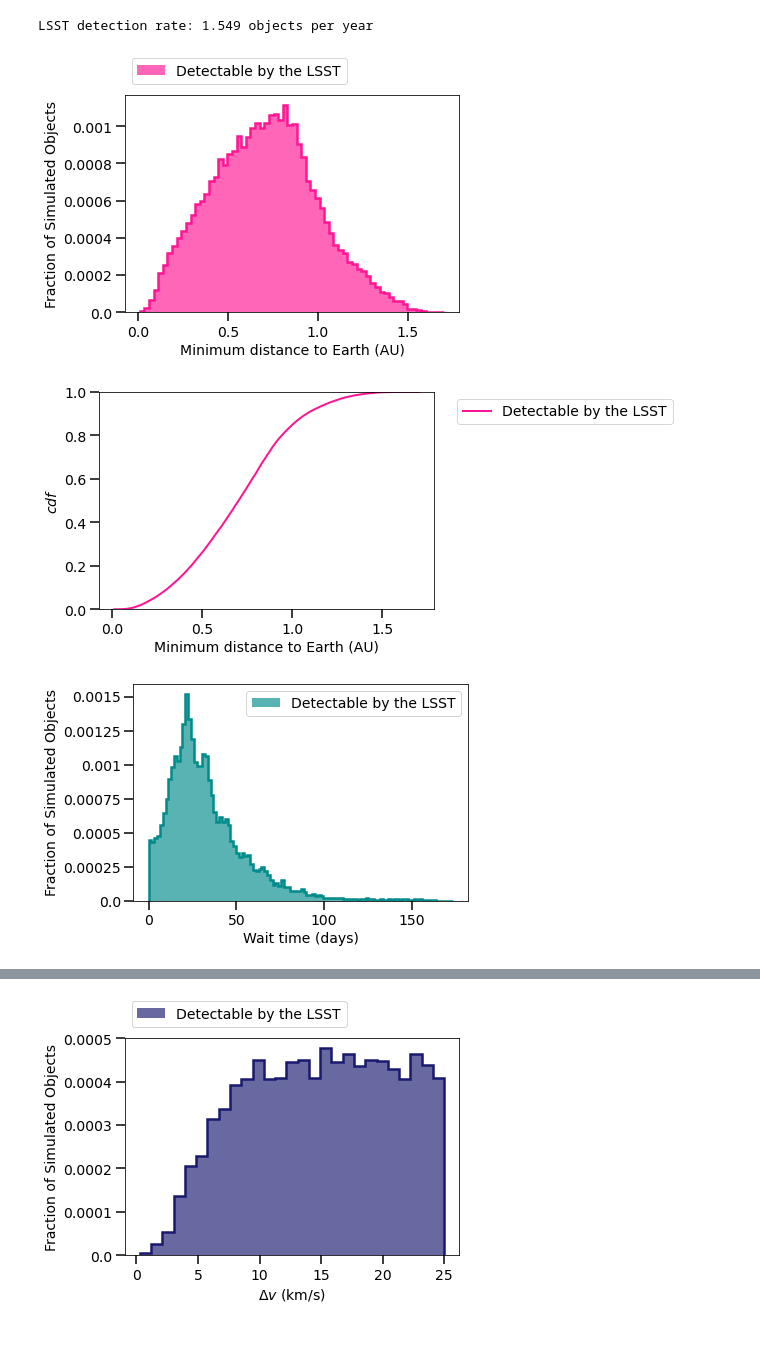
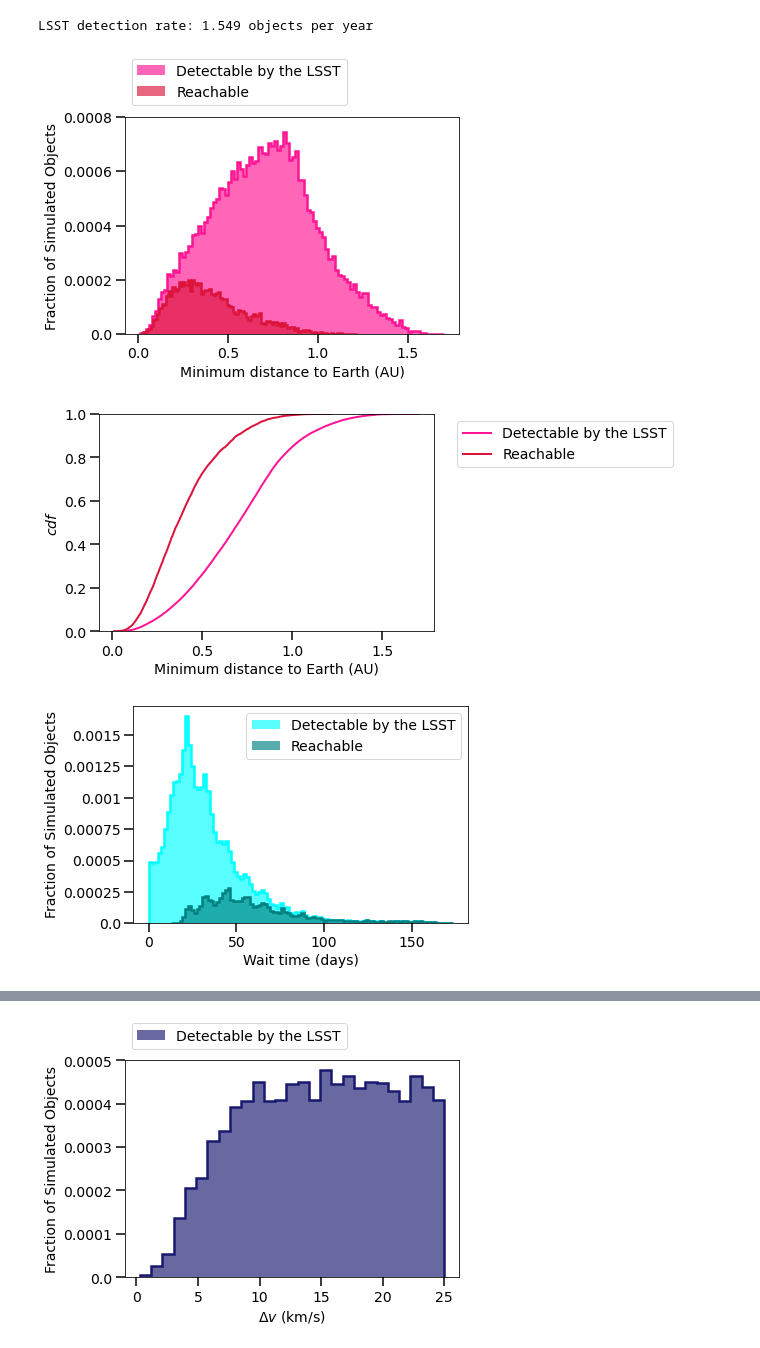
Before and after one commit to djhoover717/ISOAnalysis, a Jupyter notebook: iso_analysis_v4.ipynb, the cells around one changed output, grey strips where cells are left out. Cells and saved outputs as stored; diff of their text form; code cells hidden in the pictures.

Commit message:
Updated figures

```diff
--- a/iso_analysis_v4.ipynb
+++ b/iso_analysis_v4.ipynb
@@ -171,26 +181,32 @@ LSST detection rate: 1.549 objects per year
 # %%
 from scipy import stats
 
-plt.hist(min_dist[detectable], bins='auto', color='deeppink', alpha=0.65, \
-        label=r'Detectable by the LSST')
-plt.hist(min_dist[detectable], bins='auto', edgecolor='deeppink', fill=None, \
+plt.hist(min_dist[detectable], bins=100, color='deeppink', alpha=0.65, \
+        label='Detectable by the LSST')
+plt.hist(min_dist[detectable], bins=100, edgecolor='deeppink', fill=None, \
+        lw=2.5, histtype='step')
+plt.hist(min_dist[(detectable)*(low_dv)], bins=100, color='crimson', alpha=0.65, \
+        label='Reachable')
+plt.hist(min_dist[(detectable)*(low_dv)], bins=100, edgecolor='crimson', fill=None, \
         lw=2.5, histtype='step')
 
 plt.xlabel('Minimum distance to Earth (AU)')
 plt.ylabel('Fraction of Simulated Objects')
-plt.yticks([0, 200, 400, 600, 800, 1000], \
-           np.array([0, 200, 400, 600, 800, 1000])/NSAMPLES)
+plt.yticks([0, 200, 400, 600, 800], \
+           np.array([0, 200, 400, 600, 800])/NSAMPLES)
 
-plt.legend(bbox_to_anchor=(0., 1.2), loc='upper left')
+plt.legend(bbox_to_anchor=(0., 1.3), loc='upper left')
 
 plt.savefig('figures/min_dist_hist.pdf', bbox_inches='tight', \
                     dpi=250)
 plt.show()
 # %% [output]
-[figure, old version]
+[figure, new version]
 # %%
 plt.plot(np.sort(np.squeeze(min_dist[detectable])), np.linspace(0, 1, len(min_dist[detectable])), \
          c='deeppink', lw=2, label='Detectable by the LSST')
+plt.plot(np.sort(np.squeeze(min_dist[(detectable)*(low_dv)])), np.linspace(0, 1, len(min_dist[(detectable)*(low_dv)])), \
+         c='crimson', lw=2, label='Reachable')
 
 plt.xlabel('Minimum distance to Earth (AU)')
 plt.ylabel(r'$cdf$')
@@ -201,18 +217,15 @@ plt.savefig('figures/min_dist_cdf.pdf', bbox_inches='tight', \
                     dpi=250)
 plt.show()
 # %% [output]
-[figure, old version]
+[figure, new version]
 # %%
-waittime = np.zeros(NDETECT)
-for i in range(NDETECT):
-    det_ind = np.where(orbits['mag'][i] <= 24.)[0][0]
-    waittime[i] = np.abs(orbits['time'][i][det_ind] - \
-                      min_dist_time[i])
-waittime = waittime/(60*60*24)
-
-plt.hist(waittime[detectable], bins='auto', color='darkcyan', alpha=0.65, \
+plt.hist(waittime[detectable], bins=100, color='aqua', alpha=0.65, \
         label='Detectable by the LSST')
-plt.hist(waittime[detectable], bins='auto', edgecolor='darkcyan', fill=None, \
+plt.hist(waittime[detectable], bins=100, edgecolor='aqua', fill=None, \
+        lw=2.5, histtype='step')
+plt.hist(waittime[(detectable)*(low_dv)], bins=100, color='teal', alpha=0.65, \
+        label='Reachable')
+plt.hist(waittime[(detectable)*(low_dv)], bins=100, edgecolor='teal', fill=None, \
         lw=2.5, histtype='step')
 
 plt.xlabel('Wait time (days)')
@@ -225,6 +238,6 @@ plt.savefig('figures/waittime_hist.pdf', bbox_inches='tight', \
                     dpi=250)
 plt.show()
 # %% [output]
-[figure, old version]
+[figure, new version]
 # %%
 plt.plot(np.sort(np.squeeze(waittime[detectable])), np.linspace(0, 1, len(waittime[detectable])), \
```
Also changed, not shown: parts of 8 cells of this notebook, 15 other files.
